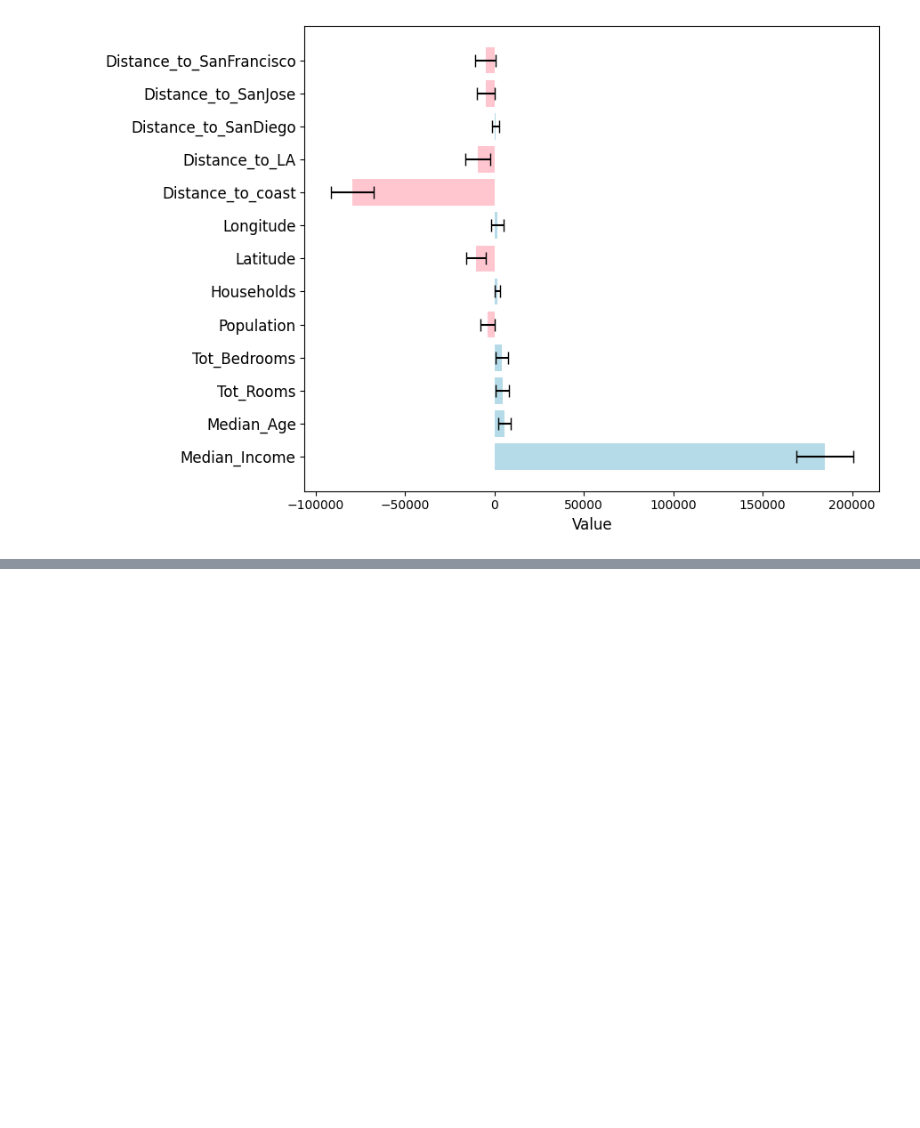
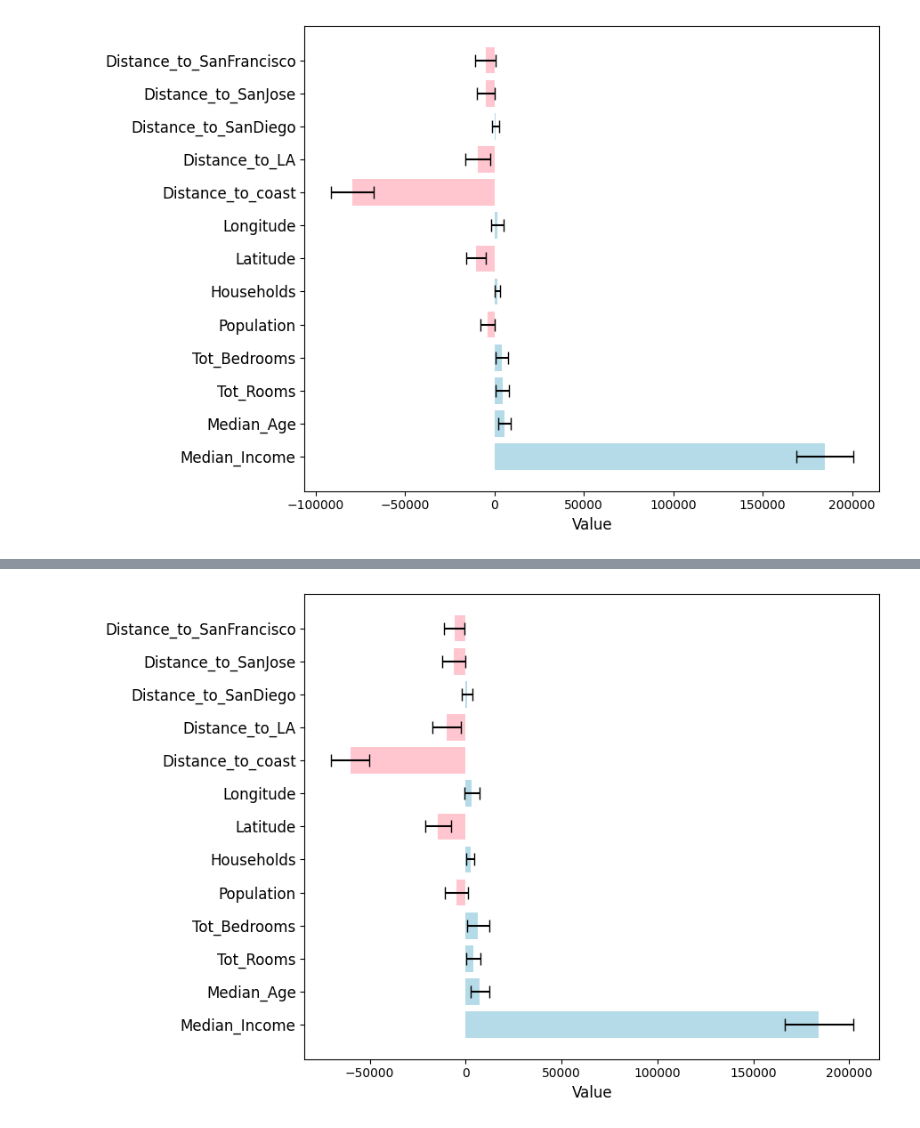
Before and after one commit to YG29/bachelorThesis, a Jupyter notebook: notebooks/cali_gbt.ipynb, the cells around one changed output, grey strips where cells are left out. Saved outputs shown, nothing was run; the diff lists cells and outputs as text; code cells hidden in the pictures; blank space fills up the shorter version.

```diff
--- a/notebooks/cali_gbt.ipynb
+++ b/notebooks/cali_gbt.ipynb
@@ -460,0 +638,16 @@ plt.show()
+# %%
+
+stacked_shap_values_50 = np.vstack([gbt_explanation_50_shap[i].values for i in range(len(gbt_explanation_50_shap))])
+mean_shap_values_50 = np.mean(stacked_shap_values_50, axis=0)
+sd_shap_values_50 = np.std(stacked_shap_values_50, axis=0)
+shap_features = X_test.loc[[10]].columns.tolist()
+
+feature_ids = range(len(mean_shap_values_50))
+plt.figure(figsize=(9, 6))
+plt.barh(feature_ids, mean_shap_values_50, xerr=sd_shap_values_50, capsize=5, alpha=0.9, color=colors)
+plt.yticks(feature_ids, shap_features, fontsize=12)
+plt.xlabel("Value", fontsize=12)
+plt.tight_layout()
+plt.show()
+# %% [output]
+[figure, added]
```
Also changed, not shown: parts of 13 cells of this notebook, 1 other file.
